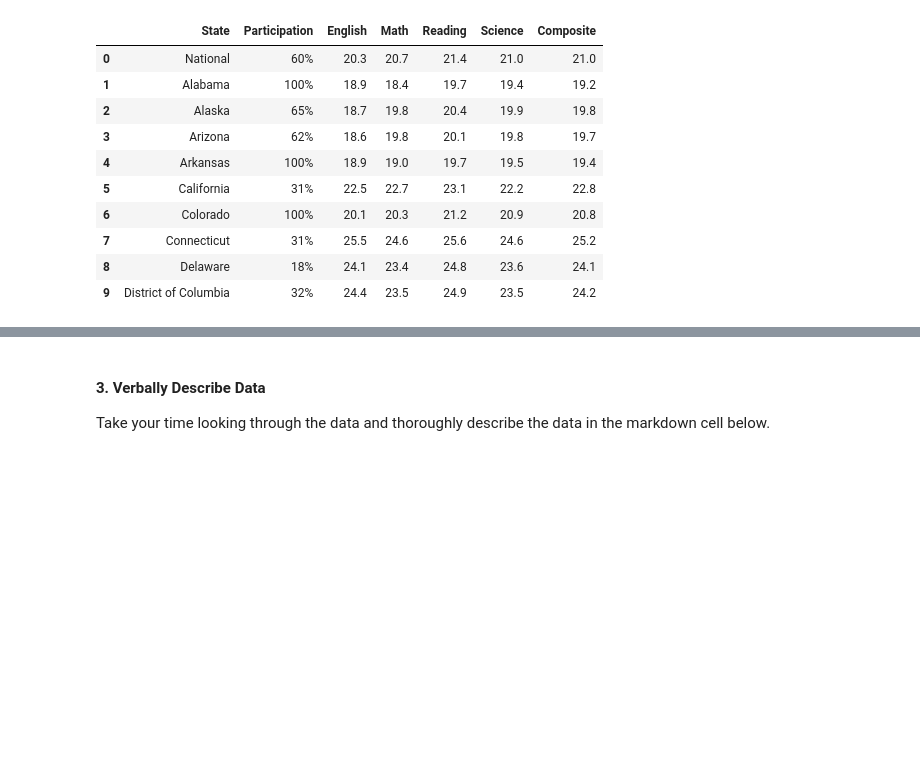
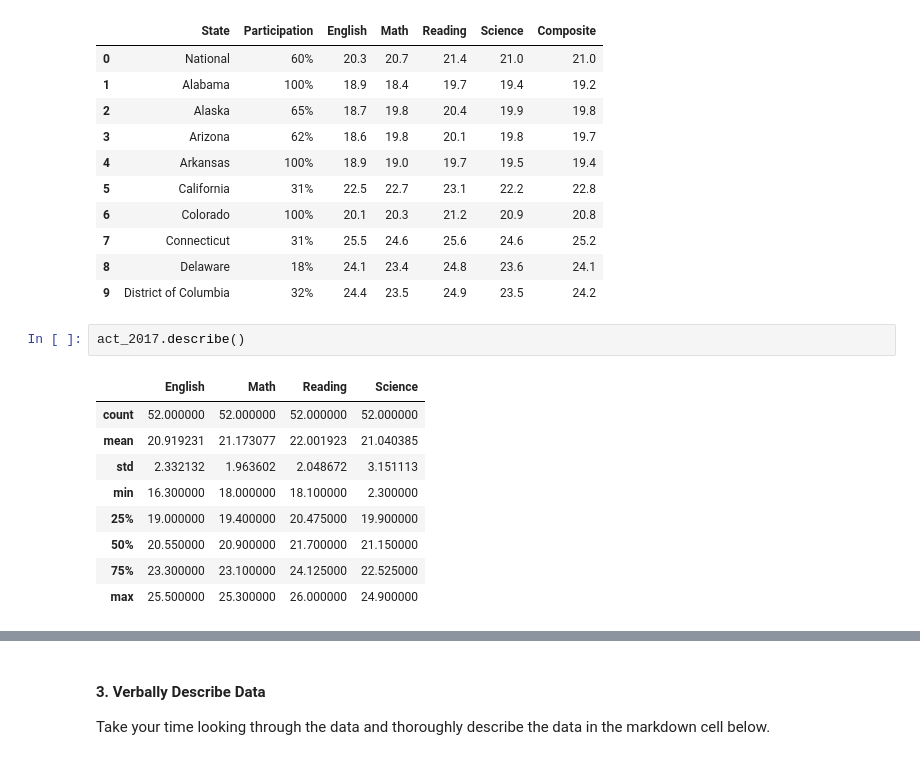
Before and after one commit to EricHeidbreder/GA_projects, a Jupyter notebook: projects/project-1-master/code/sat_act_data_HEIDBREDER.ipynb, the cells around one changed output, grey strips where cells are left out. Drawn from its saved outputs; the diff is of its cells as text; blank space fills up the shorter version.

```diff
--- a/projects/project-1-master/code/starter-code.ipynb
+++ b/projects/project-1-master/code/sat_act_data_HEIDBREDER.ipynb
@@ -69,3 +70,15 @@ act_2017.head(10)
 | 7 | Connecticut | 31% | 25.5 | 24.6 | 25.6 | 24.6 | 25.2 |
 | 8 | Delaware | 18% | 24.1 | 23.4 | 24.8 | 23.6 | 24.1 |
 | 9 | District of Columbia | 32% | 24.4 | 23.5 | 24.9 | 23.5 | 24.2 |
+# %%
+act_2017.describe()
+# %% [output]
+|  | English | Math | Reading | Science |
+| count | 52.000000 | 52.000000 | 52.000000 | 52.000000 |
+| mean | 20.919231 | 21.173077 | 22.001923 | 21.040385 |
+| std | 2.332132 | 1.963602 | 2.048672 | 3.151113 |
+| min | 16.300000 | 18.000000 | 18.100000 | 2.300000 |
+| 25% | 19.000000 | 19.400000 | 20.475000 | 19.900000 |
+| 50% | 20.550000 | 20.900000 | 21.700000 | 21.150000 |
+| 75% | 23.300000 | 23.100000 | 24.125000 | 22.525000 |
+| max | 25.500000 | 25.300000 | 26.000000 | 24.900000 |
```
Also changed, not shown: parts of 45 cells of this notebook, 5 other files.
